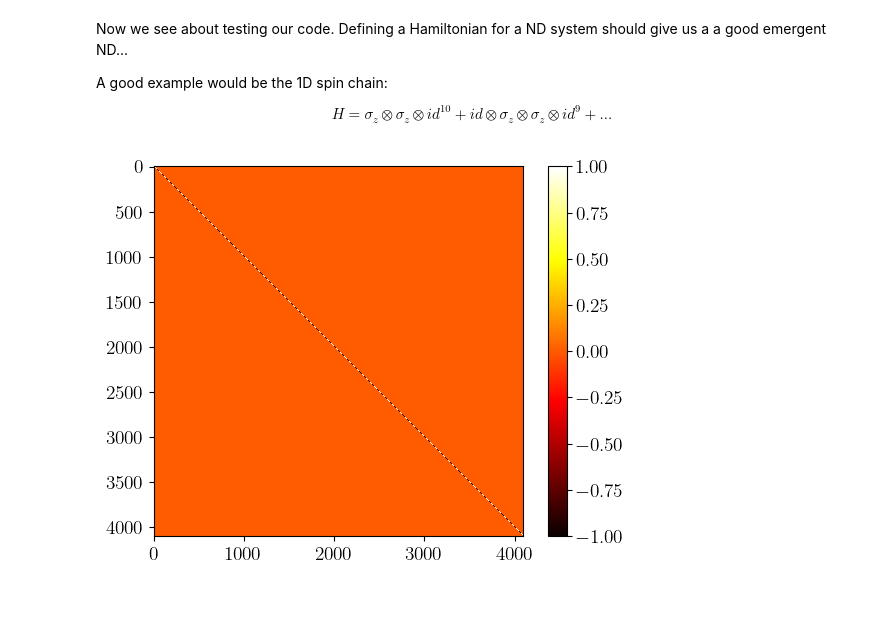
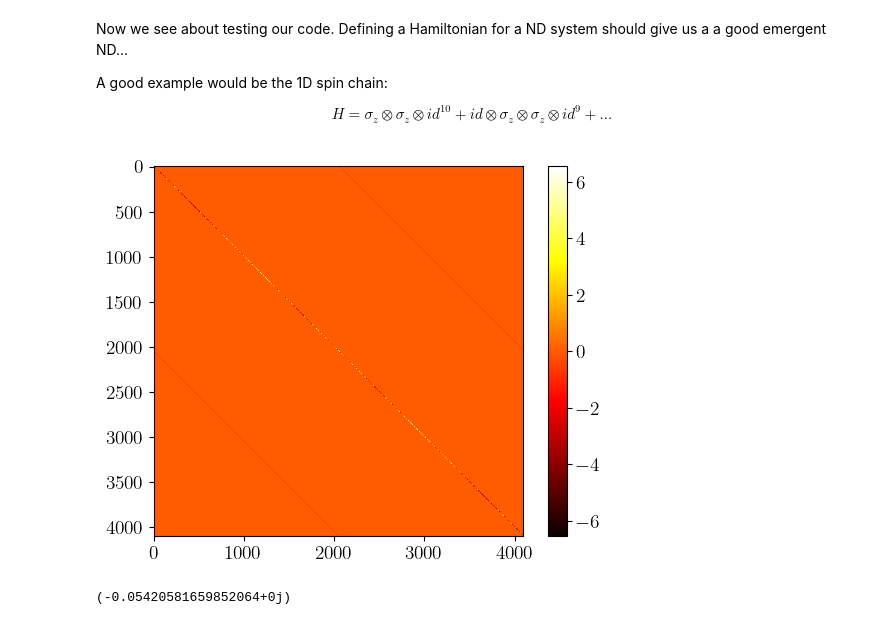
Before and after one commit to MarinAndreGirard/Quantum_emergent_dimension, a Jupyter notebook: MDS_3.ipynb, the cells around one changed output. Cells and saved outputs as stored; diff of their text form; code cells hidden in the pictures.

```diff
--- a/MDS_3.ipynb
+++ b/MDS_3.ipynb
@@ -470,30 +476,46 @@ $$H=\sigma_z\otimes\sigma_z\otimes id^{10}+id\otimes\sigma_z\otimes\sigma_z\otim
 # %%
 N=12
 pauli_z=paulis[3]
+pauli_x=paulis[1]
+H_1d=np.zeros((2**N,2**N))
 for k in range(N-1):
     #define the id to the left.
     if k == 0:
         id_left=1
     else:
         id_left=np.identity(2**k)
     #define the pauli products
     SzSz=kr(pauli_z,pauli_z)
     #define the lid to the right
     if k == N-2:
         id_right=1
     else:
         id_right=np.identity(2**(N-2-k))
     #define the product
     product=kr(id_left,SzSz)
     product=kr(product,id_right)
-    H_1d=product
+    H_temp=product
+    rd=np.random.uniform(-1,1)
+    H_1d+=rd*H_temp
+    id_right_plus=np.identity(2**(N-1-k))
+    rd=np.random.uniform(-1,1)
+    sigma_h=rd*kr(kr(id_left,pauli_x),id_right_plus)
+    H_1d+=sigma_h
+middle = np.identity(2**(N-2))
+boundary=kr(kr(pauli_z,middle),pauli_z)
+H_1d+=boundary
+
 
 #heat map of H
 plt.imshow(H_1d, cmap='hot', interpolation='nearest')
 plt.colorbar()
 plt.show()
 # %% [output]
-[figure, old version]
+[figure, new version]
+# %%
+print(H_1d[101][102])
+# %% [output]
+(-0.05420581659852064+0j)
 # %%
 eigenvalues, eigenvectors = np.linalg.eigh(H_1d)
 state = get_state(eigenvectors[0])
```
Also changed, not shown: parts of 7 cells of this notebook, 1 other file.
